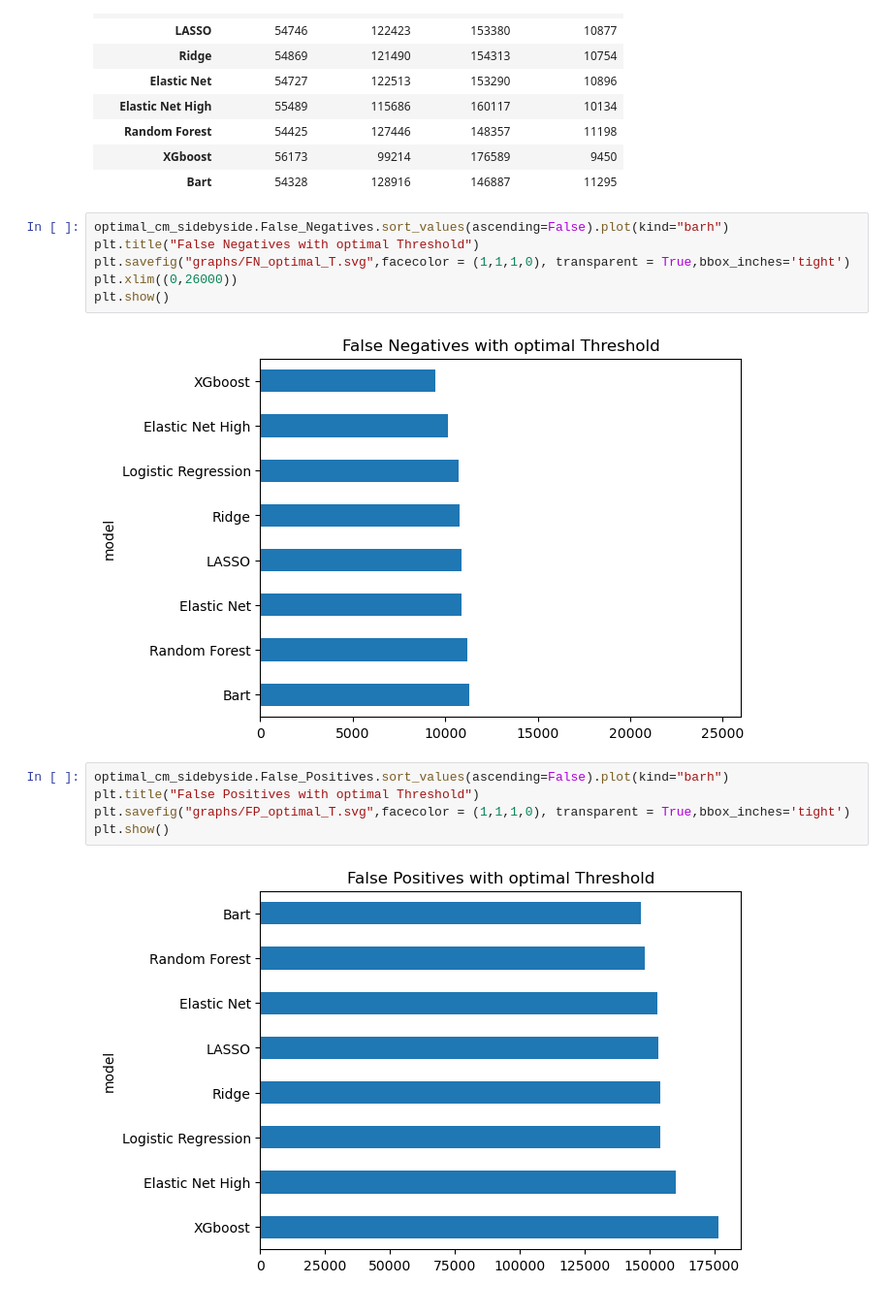
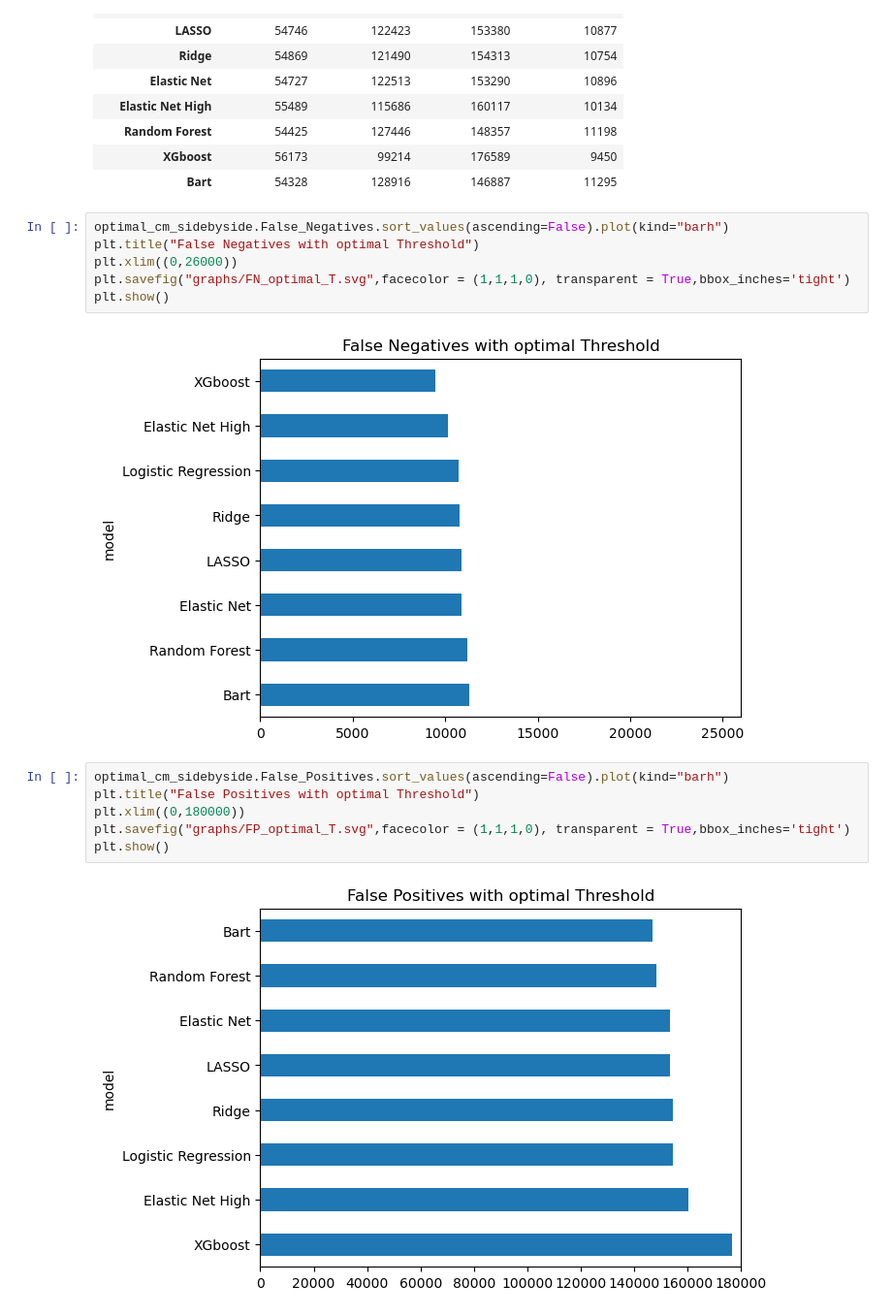
Before and after one commit to G-Mass/MTFI-project, a Jupyter notebook: p2p_lending_credit_risk_assessment.ipynb, the cells around one changed output. Shown at 97% size. Drawn from its saved outputs; the diff is of its cells as text.

```diff
--- a/p2p_lending_credit_risk_assessment.ipynb
+++ b/p2p_lending_credit_risk_assessment.ipynb
@@ -1200,15 +1202,16 @@ optimal_cm_sidebyside
 # %%
 optimal_cm_sidebyside.False_Negatives.sort_values(ascending=False).plot(kind="barh")
 plt.title("False Negatives with optimal Threshold")
+plt.xlim((0,26000))
 plt.savefig("graphs/FN_optimal_T.svg",facecolor = (1,1,1,0), transparent = True,bbox_inches='tight')
-plt.xlim((0,26000))
 plt.show()
 # %% [output]
 [figure]
 # %%
 optimal_cm_sidebyside.False_Positives.sort_values(ascending=False).plot(kind="barh")
 plt.title("False Positives with optimal Threshold")
+plt.xlim((0,180000))
 plt.savefig("graphs/FP_optimal_T.svg",facecolor = (1,1,1,0), transparent = True,bbox_inches='tight')
 plt.show()
 # %% [output]
-[figure, old version]
+[figure, new version]
```
Also changed, not shown: parts of 1 cell of this notebook, 4 other files.
